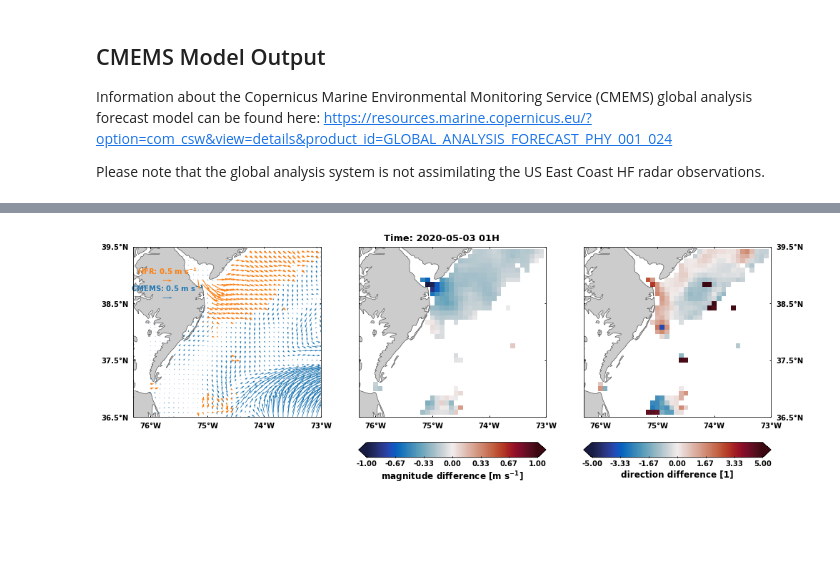
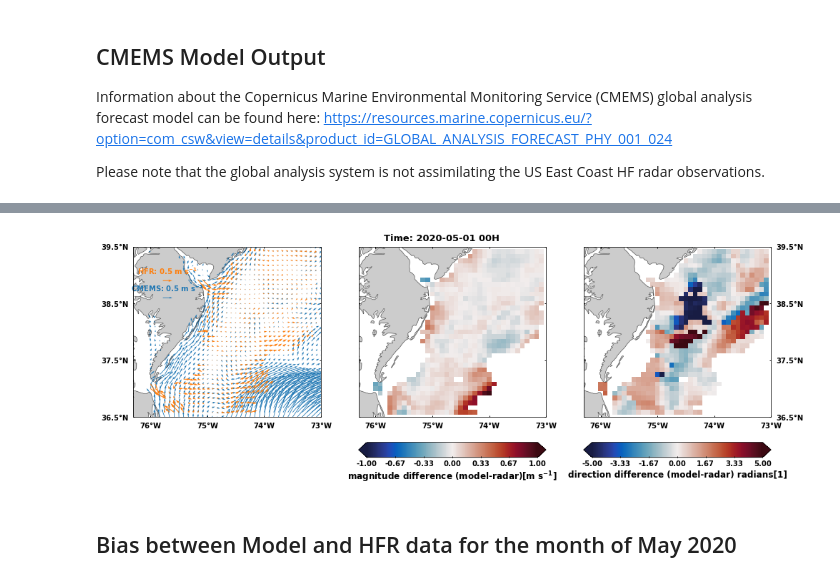
Before and after one commit to oceanhackweek/ohw21-proj-coastal-radar, a Jupyter notebook: presentation.ipynb, the cells around one changed output, grey strips where cells are left out. Cells and saved outputs as stored; diff of their text form; code cells hidden in the pictures; blank space fills up the shorter version.

```diff
--- a/presentation.ipynb
+++ b/presentation.ipynb
@@ -177,7 +174,8 @@ def make_map(lonw,lone,lats,latn,ax,flag=0):
 # %%
 import matplotlib.gridspec as gridspec
 gs = gridspec.GridSpec(13,3)
-i = 49
+#i = 49
+i = 0
 proj = ccrs.PlateCarree()
 #ax = fig.add_subplot(1,3,1,projection=proj)
 fig = plt.figure(1,figsize=(16,6))
@@ -210,33 +208,35 @@ qk = ax1.quiverkey(cf2, -75.7, 38.6, 0.5, label='CMEMS: 0.5 m s$^{-1}$', labelpo
                    coordinates='data', labelcolor=c2)
 
 # time stamp
 the_time = np.datetime_as_string(datah.time.values[i], unit='h')#'%Y-%m-%d')
 the_time = the_time[:10]+' %sH'%the_time[11:]
 #ax1.text(-75.6,39.25,'Time: {:}'.format(the_time),fontsize=13,va='center', ha='center',
 #        bbox=dict(facecolor='w', alpha=.6),transform=proj)
 fig.suptitle('Time: {:}'.format(the_time),fontsize=13,fontweight='bold',y=.85)
 
 
 #ax = fig.add_subplot(1,3,2,projection=proj)
 ax2 = make_map(lonw,lone,lats,latn,ax2,flag=1)
 cf = ax2.pcolormesh(xm,ym,magm-magh,vmin=-1,vmax=1,cmap=cmo.cm.balance)
 #cax,kw = mpl.colorbar.make_axes(ax2,location='bottom',pad=0.05,aspect=5)
 out=fig.colorbar(cf,cax=ax4,ticks=np.linspace(-1,1,7),
                  format='%.2f',extend='both',orientation='horizontal')
-out.set_label('magnitude difference [m s$^{-1}$]',size=12,fontweight='bold')
+out.set_label('magnitude difference (model-radar)[m s$^{-1}$]',size=12,fontweight='bold')
 out.ax.tick_params(direction='in',size=2., width=1)
 
 #ax = fig.add_subplot(1,3,3,projection=proj)
 ax3 = make_map(lonw,lone,lats,latn,ax3,flag=2)
 cf = ax3.pcolormesh(xm,ym,anglem-angleh,vmin=-5,vmax=5,cmap=cmo.cm.balance)
 
 out=fig.colorbar(cf,cax=ax5,ticks=np.linspace(-5,5,7),
                  format='%.2f',extend='both',orientation='horizontal')
-out.set_label('direction difference [1]',size=12,fontweight='bold')
+out.set_label('direction difference (model-radar) radians[1]',size=12,fontweight='bold')
 out.ax.tick_params(direction='in',size=2., width=1)
 #out.ax.tick_params(direction='in',size=2., width=1)
 #print(i)
 plt.show()
 plt.close()
 # %% [output]
-[figure, old version]
+[figure, new version]
+# %% [markdown]
+## Bias between Model and HFR data for the month of May 2020
```
Also changed, not shown: parts of 8 cells of this notebook, 2 other files.
